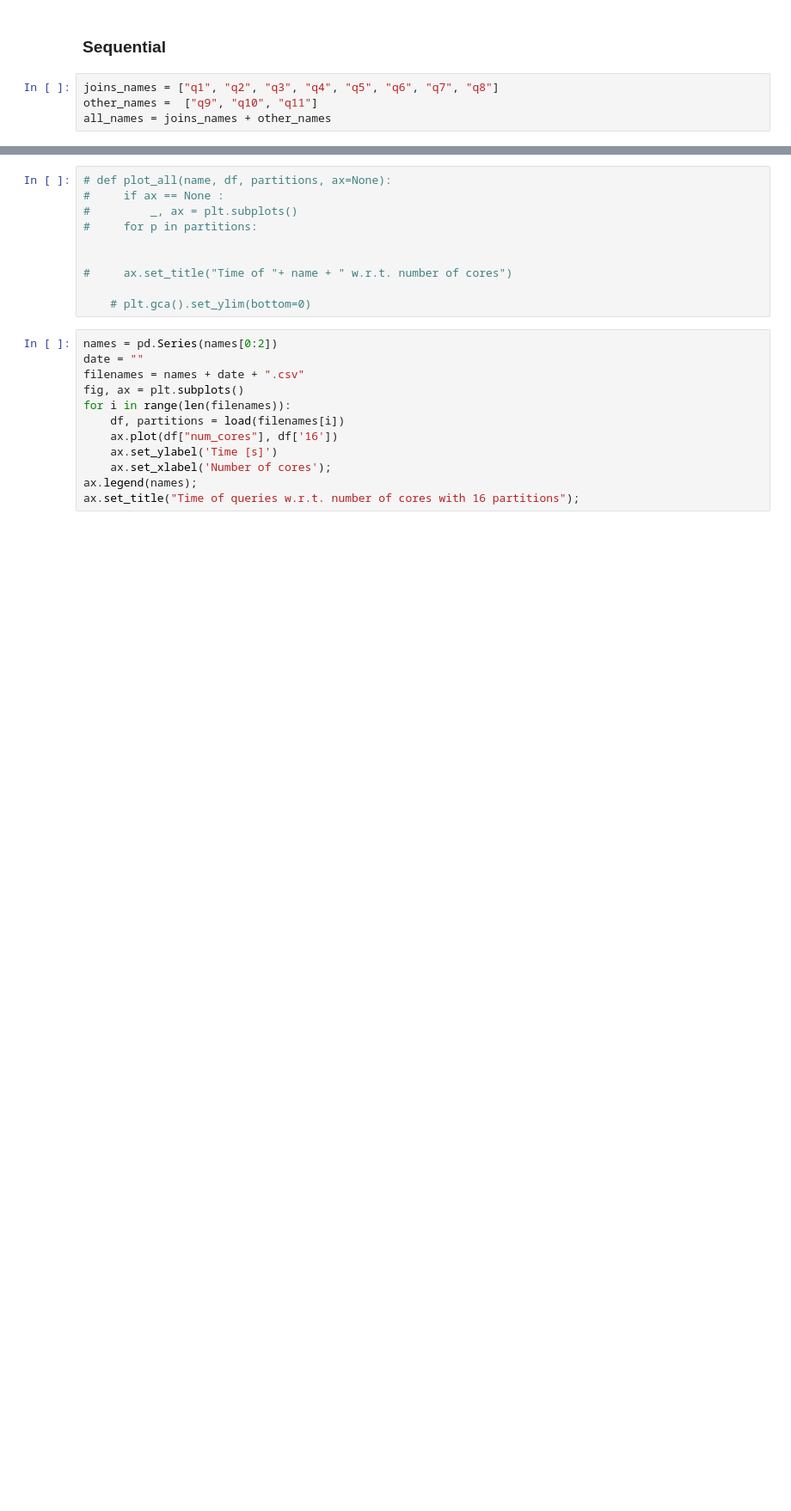
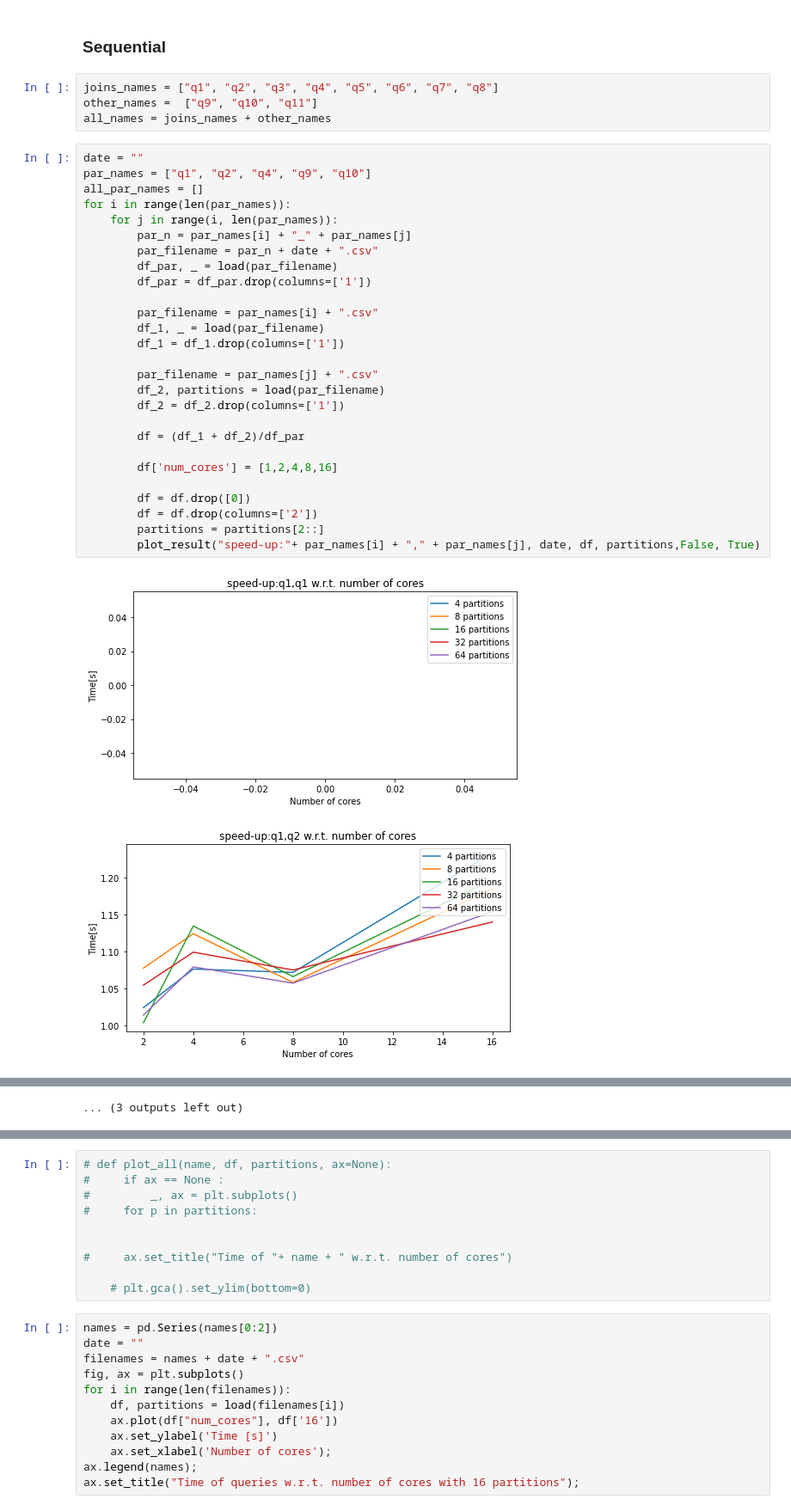
Before and after one commit to jonreymond/query-scheduler-decision-tree, a Jupyter notebook: src/main/python/runtime_analysis.ipynb, the cells around one changed output, grey strips where cells are left out. Shown: that part at 86% size. Cells and saved outputs as stored; diff of their text form; blank space fills up the shorter version.

```diff
--- a/src/main/python/runtime_analysis.ipynb
+++ b/src/main/python/runtime_analysis.ipynb
@@ -61,3 +69,33 @@ def plot_result(name, date, df, partitions, save=False):
 joins_names = ["q1", "q2", "q3", "q4", "q5", "q6", "q7", "q8"]
 other_names =  ["q9", "q10", "q11"]
 all_names = joins_names + other_names
+# %%
+date = ""
+par_names = ["q1", "q2", "q4", "q9", "q10"]
+all_par_names = []
+for i in range(len(par_names)):
+    for j in range(i, len(par_names)):
+        par_n = par_names[i] + "_" + par_names[j]
+        par_filename = par_n + date + ".csv"
+        df_par, _ = load(par_filename)
+        df_par = df_par.drop(columns=['1'])
+
+        par_filename = par_names[i] + ".csv"
+        df_1, _ = load(par_filename)
+        df_1 = df_1.drop(columns=['1'])
+
+        par_filename = par_names[j] + ".csv"
+        df_2, partitions = load(par_filename)
+        df_2 = df_2.drop(columns=['1'])
+
+        df = (df_1 + df_2)/df_par
+
+        df['num_cores'] = [1,2,4,8,16]
+
+        df = df.drop([0])
+        df = df.drop(columns=['2'])
+        partitions = partitions[2::]
+        plot_result("speed-up:"+ par_names[i] + "," + par_names[j], date, df, partitions,False, True)
+# %% [output]
+[figure, added]
+[figure, added]
@@ -64 +112,2 @@ all_names = joins_names + other_names
+... (3 outputs left out)
 # %%
```
Also changed, not shown: parts of 16 cells of this notebook, 5 other files.
